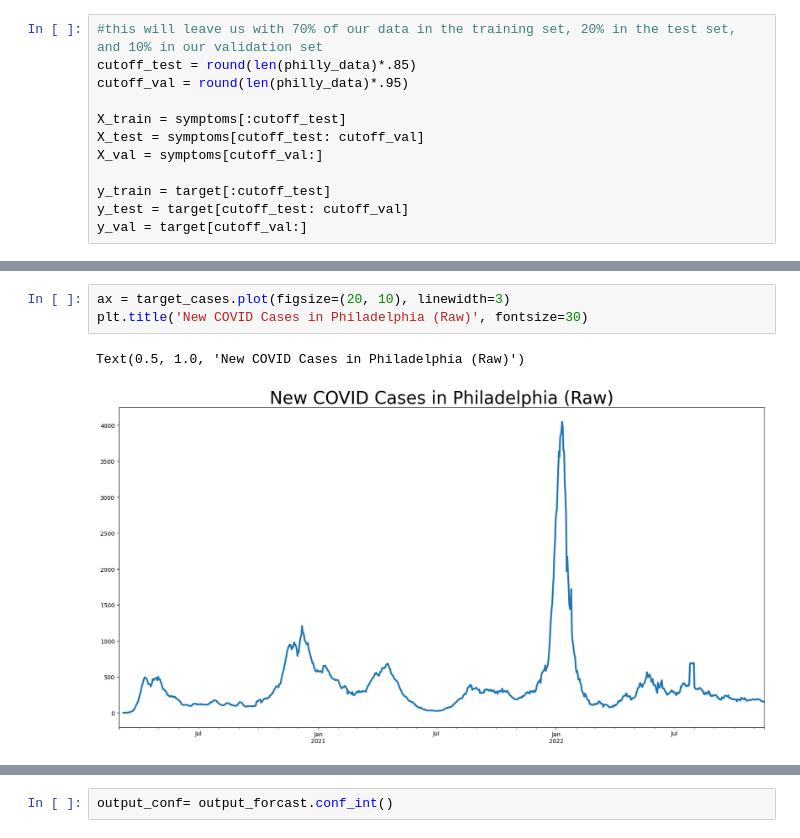
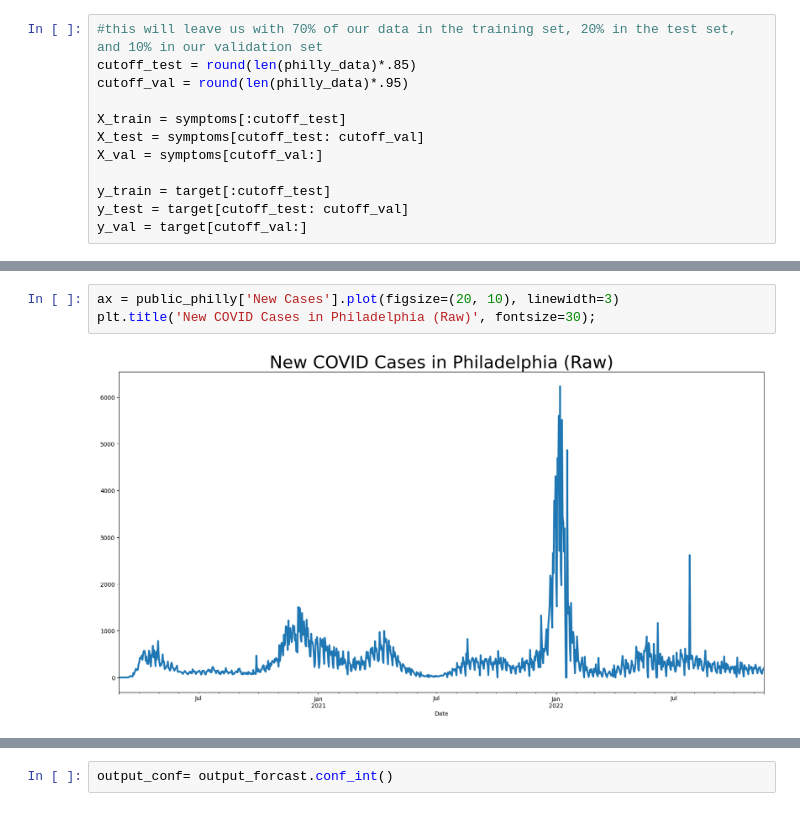
Before and after one commit to sanderlin2013/Predicting-COVID-19-in-Philly, a Jupyter notebook: notebook.ipynb, the cells around one changed output, grey strips where cells are left out. Drawn from its saved outputs; the diff is of its cells as text.

```diff
--- a/notebook.ipynb
+++ b/notebook.ipynb
@@ -335,8 +375,7 @@ for symp in selected_features:
 # %%
-ax = target_cases.plot(figsize=(20, 10), linewidth=3)
-plt.title('New COVID Cases in Philadelphia (Raw)', fontsize=30)
+ax = public_philly['New Cases'].plot(figsize=(20, 10), linewidth=3)
+plt.title('New COVID Cases in Philadelphia (Raw)', fontsize=30);
 # %% [output]
-Text(0.5, 1.0, 'New COVID Cases in Philadelphia (Raw)')
-[figure, old version]
+[figure, new version]
 # %%
 ax = target.plot(figsize=(20, 10), linewidth=3)
```
Also changed, not shown: parts of 59 cells of this notebook, 3 other files.
